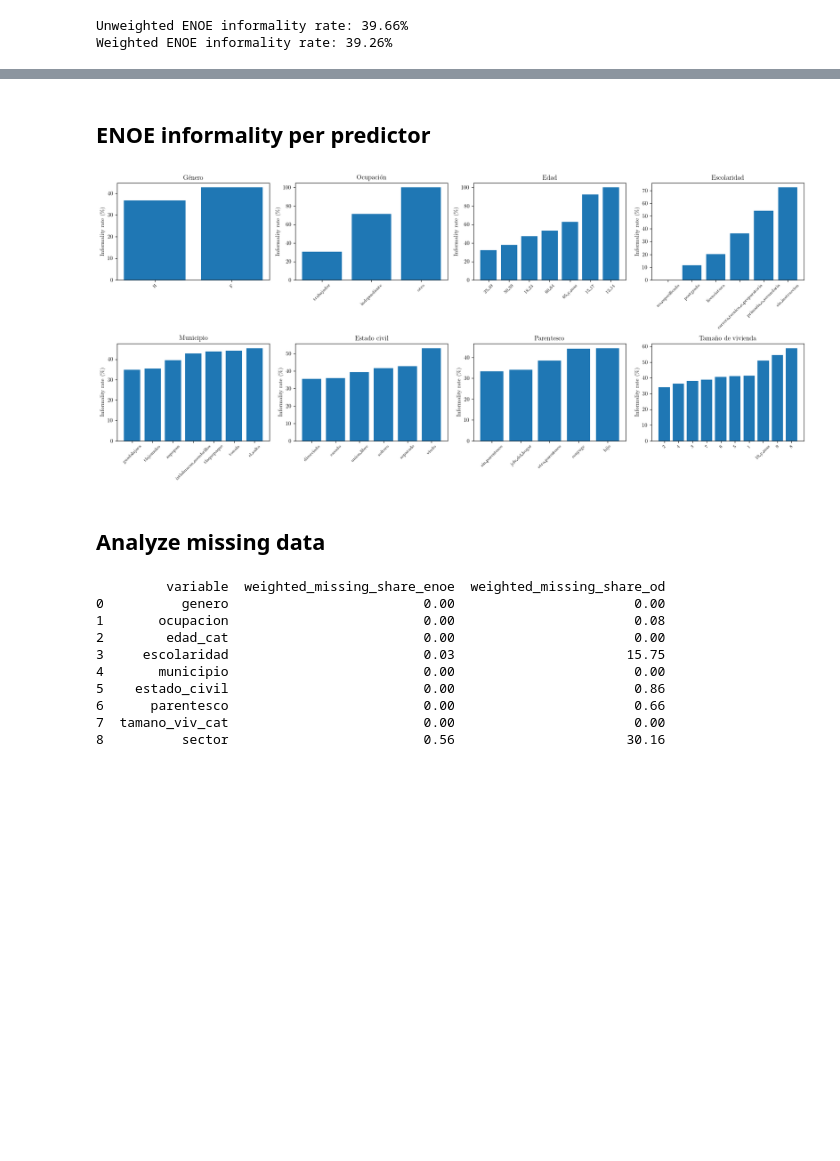
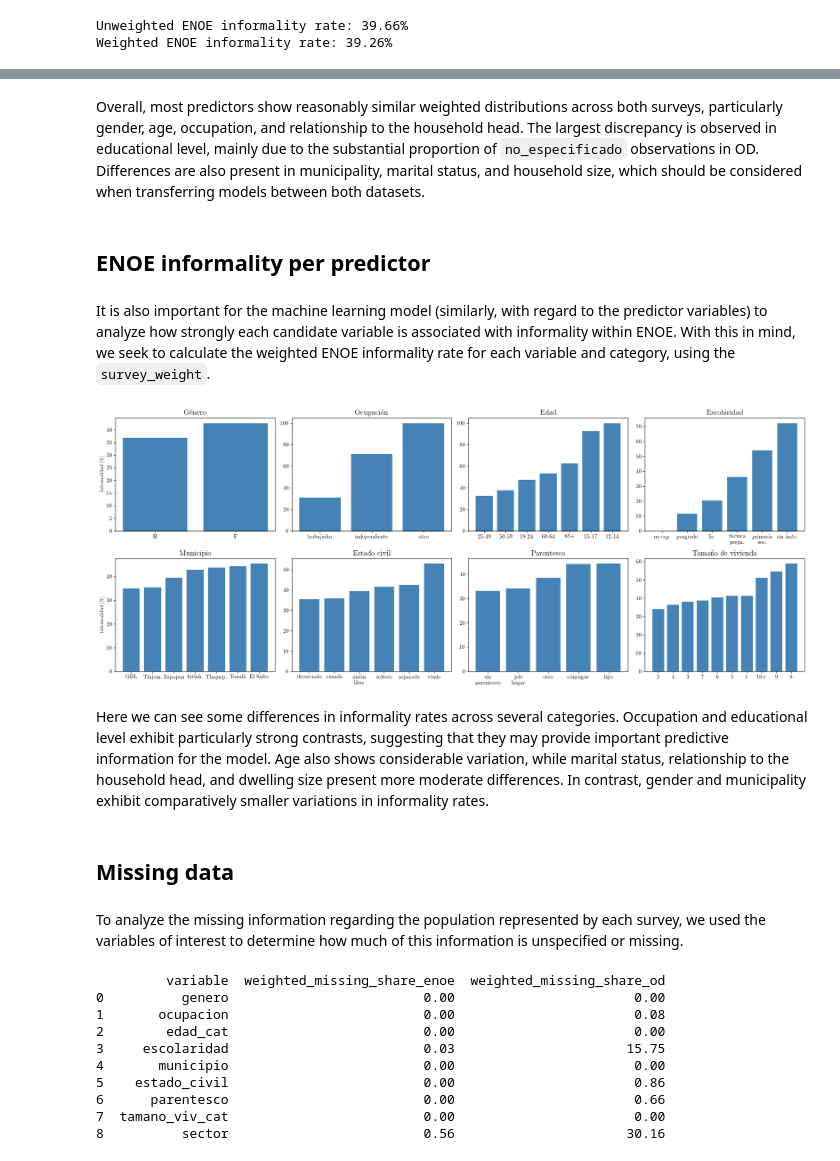
Before and after one commit to CentroFuturoCiudades/informal-jobs-model, a Jupyter notebook: notebooks/03_diagnose_enoe_od_dataframes.ipynb, the cells around one changed output, grey strips where cells are left out. Drawn from its saved outputs; the diff is of its cells as text; code cells hidden in the pictures; blank space fills up the shorter version.

```diff
--- a/notebooks/03_diagnose_enoe_od_dataframes.ipynb
+++ b/notebooks/03_diagnose_enoe_od_dataframes.ipynb
@@ -123,41 +225,55 @@ plt.show()
+# %% [markdown]
+Overall, most predictors show reasonably similar weighted distributions across both surveys, particularly gender, age, occupation, and relationship to the household head. The largest discrepancy is observed in educational level, mainly due to the substantial proportion of `no_especificado` observations in OD. Differences are also present in municipality, marital status, and household size, which should be considered when transferring models between both datasets.
 # %% [markdown]
 ## ENOE informality per predictor
+# %% [markdown]
+It is also important for the machine learning model (similarly, with regard to the predictor variables) to analyze how strongly each candidate variable is associated with informality within ENOE. With this in mind, we seek to calculate the weighted ENOE informality rate for each variable and category, using the `survey_weight`.
 # %%
 informality_columns = ["genero", "ocupacion", "edad_cat", "escolaridad", "municipio", "estado_civil", "parentesco", "tamano_viv_cat", "sector"]
 informality_profiles = src.calculate_informality_profiles(enoe_common, informality_columns)
 # %%
-variables = ["genero", "ocupacion", "edad_cat", "escolaridad", "municipio", "estado_civil", "parentesco", "tamano_viv_cat"]
+informality_color = (0.27, 0.51, 0.71)
 
-plot_titles = {
-    "genero": "Género",
-    "ocupacion": "Ocupación",
-    "edad_cat": "Edad",
-    "escolaridad": "Escolaridad",
-    "municipio": "Municipio",
-    "estado_civil": "Estado civil",
-    "parentesco": "Parentesco",
-    "tamano_viv_cat": "Tamaño de vivienda"
-}
+fig, axes = plt.subplots(2, 4, figsize=(20, 8))
 
-fig, axes = plt.subplots(2, 4, figsize=(18, 8))
-
-for ax, variable in zip(axes.flatten(), variables):
+for i, (ax, variable) in enumerate(zip(axes.flatten(), variables)):
     plot_data = informality_profiles[informality_profiles["variable"] == variable].copy()
     plot_data["informality_rate_percent"] = plot_data["informality_rate"] * 100
     plot_data = plot_data.sort_values("informality_rate")
 
-    ax.bar(plot_data["category"], plot_data["informality_rate_percent"])
-    ax.set_title(plot_titles[variable])
+    if variable in tick_labels:
+        plot_data["category"] = plot_data["category"].replace(tick_labels[variable])
+
+    ax.bar(plot_data["category"], plot_data["informality_rate_percent"], color=informality_color)
+
+    ax.set_title(plot_titles[variable], fontsize=15)
     ax.set_xlabel("")
-    ax.set_ylabel("Informality rate (\%)")
-    ax.tick_params(axis="x", rotation=45, labelsize=8)
+
+    if i in [0, 4]:
+        ax.set_ylabel("Informalidad [\%]")
+    else:
+        ax.set_ylabel("")
+
+    ax.tick_params(axis="x", rotation=0, labelsize=11)
+    ax.tick_params(axis="y", labelsize=11)
+
+output_dir = Path("outputs/figures")
+output_dir.mkdir(parents=True, exist_ok=True)
 
 plt.tight_layout()
+
+fig.savefig(output_dir / "informality_profiles.pdf", bbox_inches="tight")
+fig.savefig(output_dir / "informality_profiles.png", dpi=600, bbox_inches="tight")
+
 plt.show()
 # %% [output]
-[figure, old version]
+[figure, new version]
+# %% [markdown]
+Here we can see some differences in informality rates across several categories. Occupation and educational level exhibit particularly strong contrasts, suggesting that they may provide important predictive information for the model. Age also shows considerable variation, while marital status, relationship to the household head, and dwelling size present more moderate differences. In contrast, gender and municipality exhibit comparatively smaller variations in informality rates.
 # %% [markdown]
-## Analyze missing data
+## Missing data
+# %% [markdown]
+To analyze the missing information regarding the population represented by each survey, we used the variables of interest to determine how much of this information is unspecified or missing.
 # %%
 missing_columns = ["genero", "ocupacion", "edad_cat", "escolaridad", "municipio", "estado_civil", "parentesco", "tamano_viv_cat", "sector"]
 enoe_missingness = src.calculate_missingness(enoe_common, missing_columns, "survey_weight")
```
Also changed, not shown: parts of 19 cells of this notebook, 25 other files.
